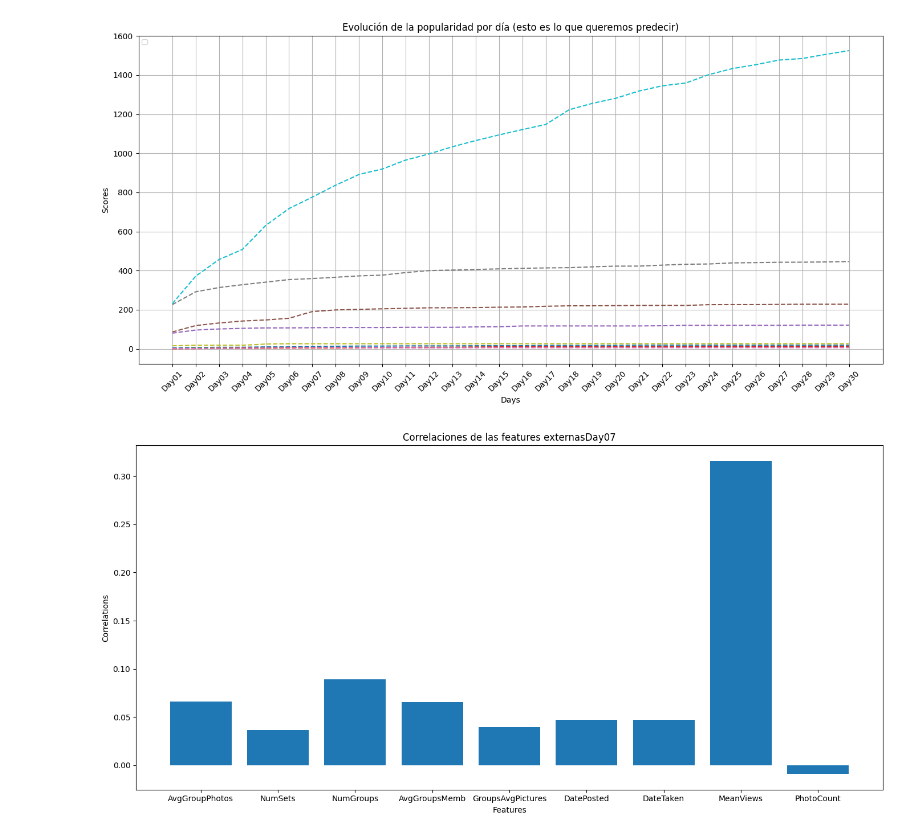
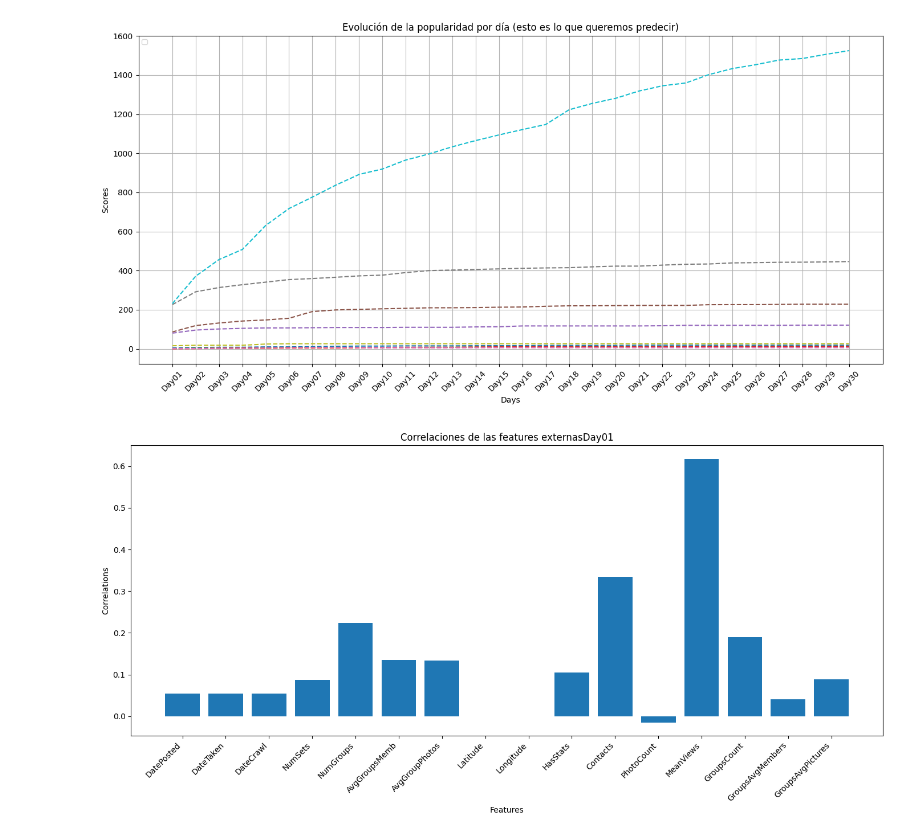
Before and after one commit to DanShlamovitz/Vision_TP_Final, a Jupyter notebook: dataset/analisis.ipynb, the cells around one changed output. Saved outputs shown, nothing was run; the diff lists cells and outputs as text; code cells hidden in the pictures.

```diff
--- a/dataset/analisis.ipynb
+++ b/dataset/analisis.ipynb
@@ -38,23 +38,45 @@ plt.show()
 # %%
 def correlation(target, features, df):
     plt.figure(figsize=(14,7))
     # Asegurar que features sea una lista
     if isinstance(features, str):
         features = [features]
 
     corrs = []
     for feature in features:
         corr = np.corrcoef(df[feature], df[target])[0, 1]
         corrs.append(corr)
 
     # Opcional: gráfica de barras
     plt.bar(features, corrs)
     plt.xlabel("Features")
     plt.ylabel("Correlations")
     plt.title(f"Correlaciones de las features externas{target}")
+    plt.xticks(rotation=45, ha='right')
+
     plt.tight_layout()
     plt.show()
 
-correlation("Day07", ["AvgGroupPhotos","NumSets","NumGroups","AvgGroupsMemb","GroupsAvgPictures", "DatePosted", "DateTaken","MeanViews","PhotoCount"  ], df)
+features_to_analize = [
+    "DatePosted",
+    "DateTaken",
+    "DateCrawl",
+    "NumSets",
+    "NumGroups",
+    "AvgGroupsMemb",
+    "AvgGroupPhotos",
+    "Latitude",
+    "Longitude",
+    "HasStats",
+    "Contacts",
+    "PhotoCount",
+    "MeanViews",
+    "GroupsCount",
+    "GroupsAvgMembers",
+    "GroupsAvgPictures"
+]
+
+
+correlation("Day01", features_to_analize, df)
 # %% [output]
-[figure, old version]
+[figure, new version]
```
Also changed, not shown: 8 other files.
